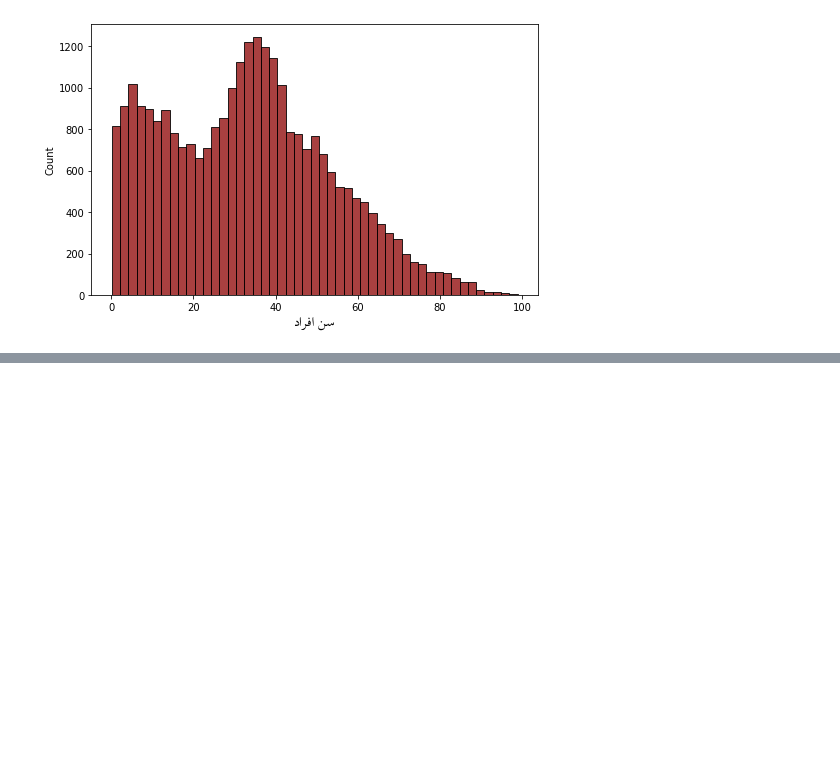
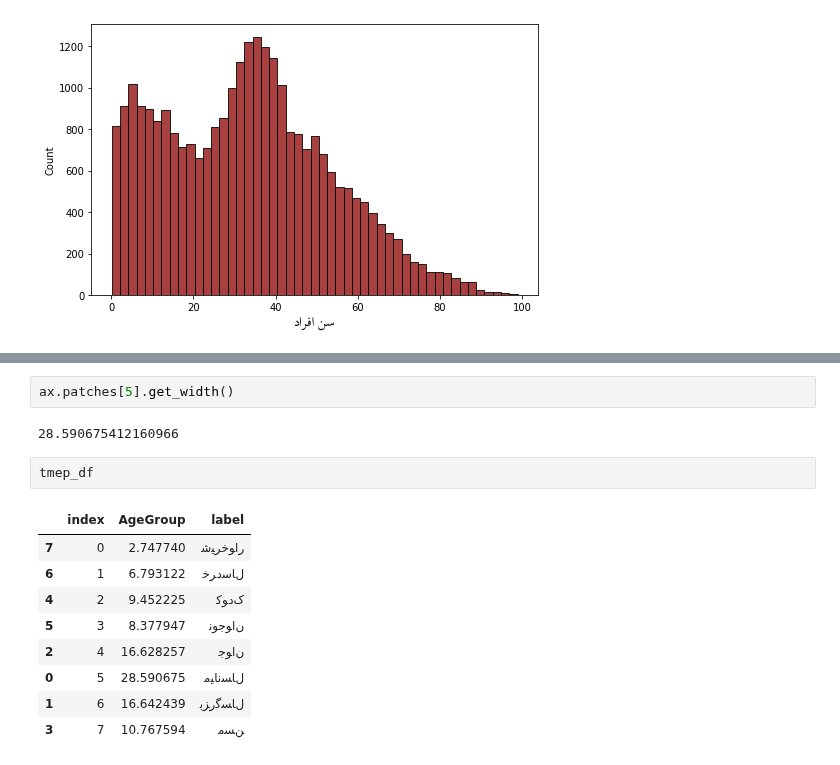
Before and after one commit to sadraheydari/BS_project, a Jupyter notebook: code/notebooks/03 - Houshold Features.ipynb, the cells around one changed output, grey strips where cells are left out. Saved outputs shown, nothing was run; the diff lists cells and outputs as text; blank space fills up the shorter version.

```diff
--- a/code/notebooks/03 - Houshold Features.ipynb
+++ b/code/notebooks/03 - Houshold Features.ipynb
@@ -51,0 +128,16 @@ plt.savefig('../../report/figures/EDA/AgeHistogram.pdf')
+# %%
+ax.patches[5].get_width()
+# %% [output]
+28.590675412160966
+# %%
+tmep_df
+# %% [output]
+|  | index | AgeGroup | label |
+| 7 | 0 | 2.747740 | ﺭﺍﻮﺧﺮﯿﺷ |
+| 6 | 1 | 6.793122 | ﻝﺎﺳﺩﺮﺧ |
+| 4 | 2 | 9.452225 | ﮎﺩﻮﮐ |
+| 5 | 3 | 8.377947 | ﻥﺍﻮﺟﻮﻧ |
+| 2 | 4 | 16.628257 | ﻥﺍﻮﺟ |
+| 0 | 5 | 28.590675 | ﻝﺎﺴﻧﺎﯿﻣ |
+| 1 | 6 | 16.642439 | ﻝﺎﺴﮔﺭﺰﺑ |
+| 3 | 7 | 10.767594 | ﻦﺴﻣ |
```
Also changed, not shown: parts of 5 cells of this notebook, 1 other file.
